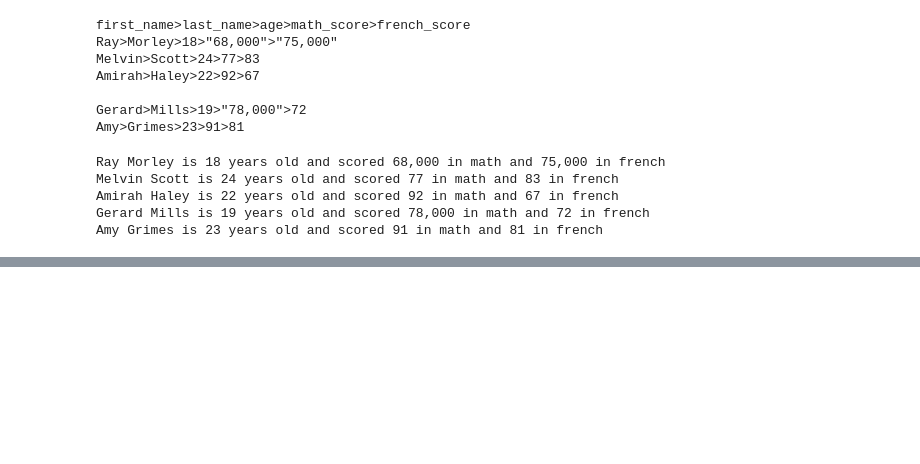
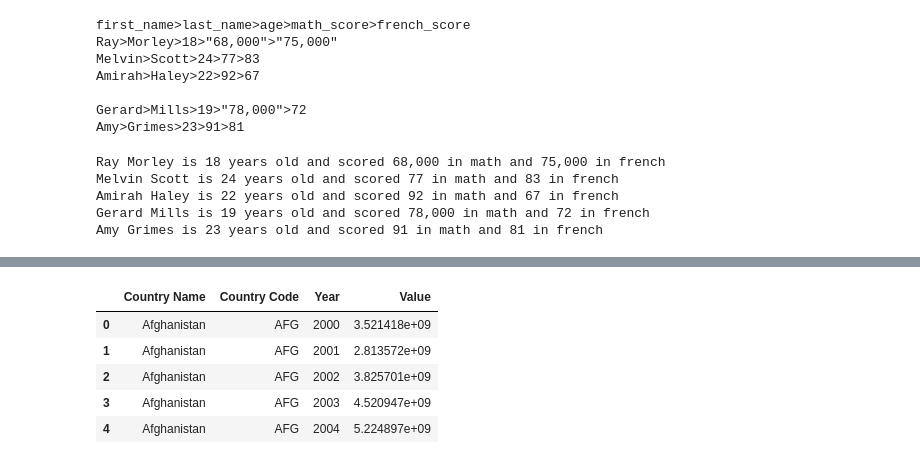
Before and after one commit to Yanil01/pandas_, a Jupyter notebook: main.ipynb, the cells around one changed output, grey strips where cells are left out. Cells and saved outputs as stored; diff of their text form; code cells hidden in the pictures; blank space fills up the shorter version.

Commit message:
reading data csv and txt

```diff
--- a/main.ipynb
+++ b/main.ipynb
@@ -1301,0 +1324,11 @@ Amy Grimes is 23 years old and scored 91 in math and 81 in french
+# %%
+csv_url = "https://raw.githubusercontent.com/datasets/gdp/master/data/gdp.csv"
+
+pd.read_csv(csv_url).head()
+# %% [output]
+|  | Country Name | Country Code | Year | Value |
+| 0 | Afghanistan | AFG | 2000 | 3.521418e+09 |
+| 1 | Afghanistan | AFG | 2001 | 2.813572e+09 |
+| 2 | Afghanistan | AFG | 2002 | 3.825701e+09 |
+| 3 | Afghanistan | AFG | 2003 | 4.520947e+09 |
+| 4 | Afghanistan | AFG | 2004 | 5.224897e+09 |
```
Also changed, not shown: parts of 11 cells of this notebook, 1 other file.
